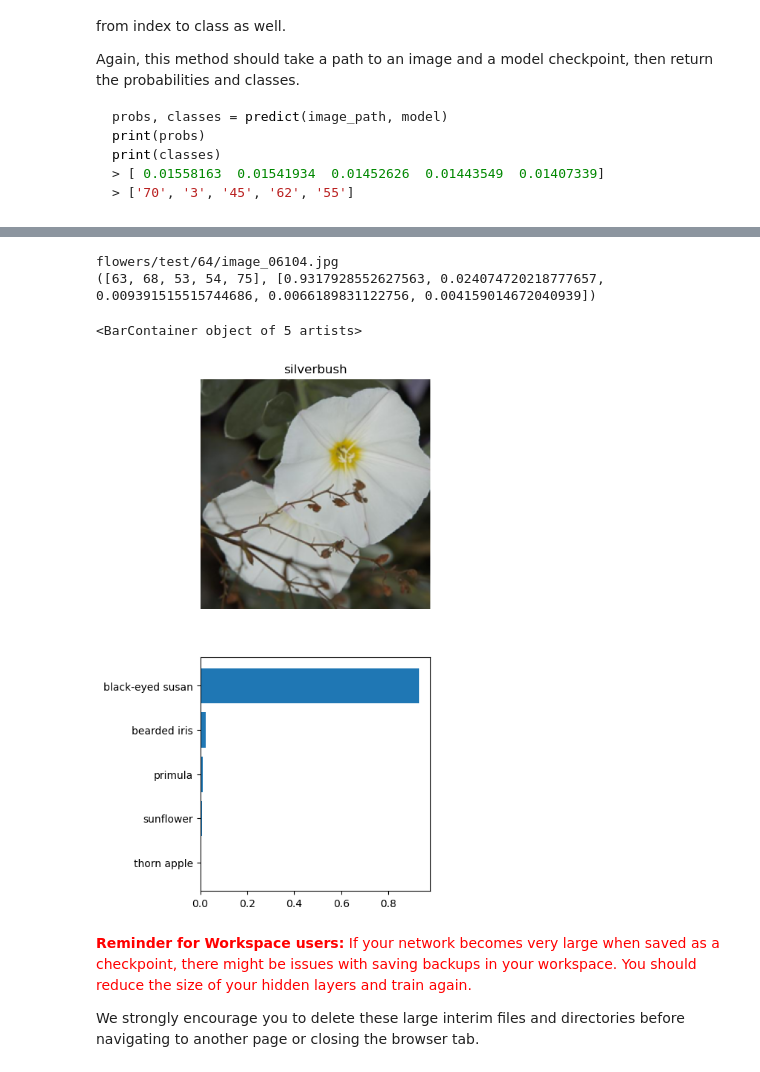
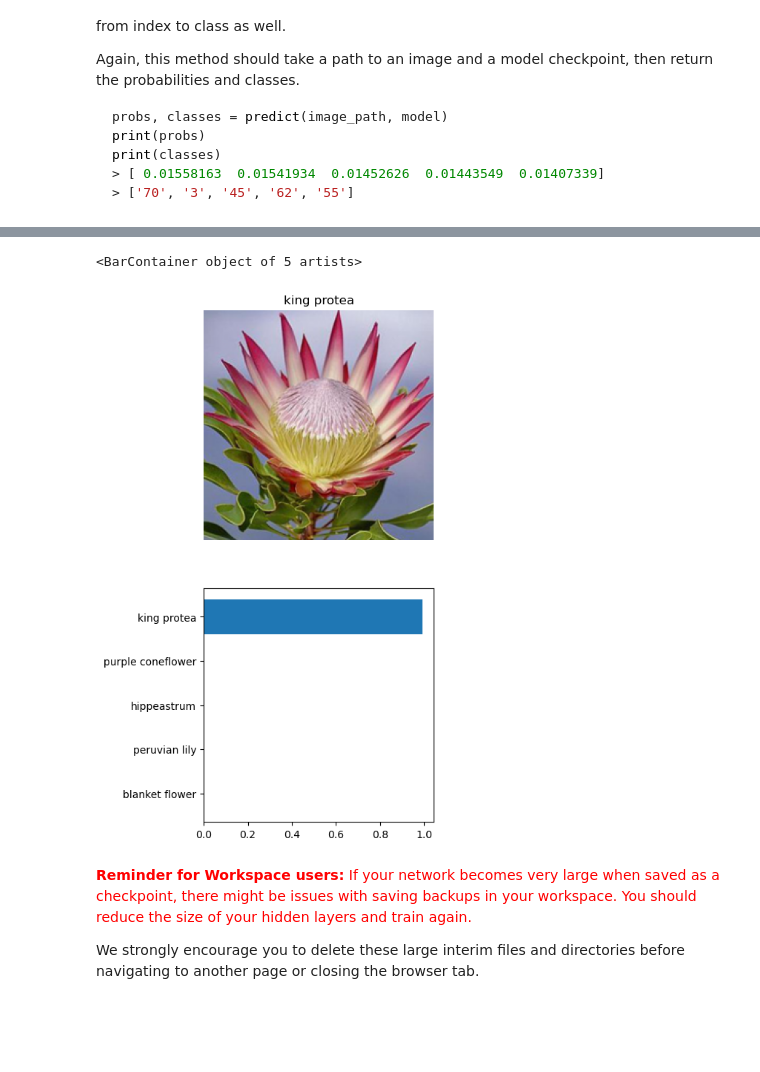
Before and after one commit to protango/aipnd-project, a Jupyter notebook: Image Classifier Project.ipynb, the cells around one changed output, grey strips where cells are left out. Saved outputs shown, nothing was run; the diff lists cells and outputs as text; code cells hidden in the pictures; blank space fills up the shorter version.

Commit message:
Fix labelling issue. Finalise project.

```diff
--- a/Image Classifier Project.ipynb
+++ b/Image Classifier Project.ipynb
@@ -147,7 +148,7 @@ device = torch.device("cuda:0")
 vgg = vgg.to(device)
 # %%
 # Training loop
-num_epochs = 10
+num_epochs = 15
 # for epoch in keep_awake(range(num_epochs)):
 for epoch in range(num_epochs):
     vgg.train()
@@ -265,13 +249,16 @@ Now that your network is trained, save the model so you can load it later for ma
 Remember that you'll want to completely rebuild the model later so you can use it for inference. Make sure to include any information you need in the checkpoint. If you want to load the model and keep training, you'll want to save the number of epochs as well as the optimizer state, `optimizer.state_dict`. You'll likely want to use this trained model in the next part of the project, so best to save it now.
 # %%
 # TODO: Save the checkpoint
+vgg.class_to_idx = image_datasets['train'].class_to_idx
+
 checkpoint_filename = 'flower_power.pt'
 checkpoint = {
     'epoch': epoch,
     'model_state_dict': vgg.state_dict(),
     'optimizer_state_dict': optimizer.state_dict(),
     'train_loss': train_loss,
-    'train_accuracy': train_accuracy
+    'train_accuracy': train_accuracy,
+    'class_to_idx': image_datasets['train'].class_to_idx,
 }
 torch.save(checkpoint, checkpoint_filename)
 # %% [markdown]
@@ -285,6 +272,7 @@ loaded_checkpoint = torch.load(checkpoint_filename)
 vgg.load_state_dict(loaded_checkpoint['model_state_dict'])
 optimizer.load_state_dict(loaded_checkpoint['optimizer_state_dict'])
 epoch = loaded_checkpoint['epoch']
+vgg.class_to_idx = loaded_checkpoint['class_to_idx']
 # %% [markdown]
 # Inference for classification
 
@@ -420,29 +408,6 @@ def predict(image_path, model, topk=5):
     topk_probabilities = topk_probabilities.squeeze().tolist()
     topk_indices = topk_indices.squeeze().tolist()
 
-    return topk_indices, topk_probabilities
+    label_map = {v: k for k, v in model.class_to_idx.items()}
 
-
-rand_class = 1
-image_file = random.choice([
-    f'flowers/test/{rand_class}/{file}'
-    for file in os.listdir(f'flowers/test/{rand_class}')
-])
-
-img = Image.open(image_file)
-processed = process_image(img)
-img_tensor = torch.from_numpy(processed)
-prediction = predict(image_file, vgg, 5)
-
-print(image_file)
-print(prediction)
-
-fig, (ax1, ax2) = plt.subplots(2, 1, figsize=(4, 9))
-ax1.axis('off')
-imshow(img_tensor, ax1, cat_to_name[f'{rand_class}'])
-
-
-prediction[0].reverse();
-prediction[1].reverse();
-bar_labels = [cat_to_name[f'{i}'] for i in prediction[0]]
-ax2.barh(bar_labels, prediction[1])
+    return topk_probabilities, [label_map[idx] for idx in topk_indices]
@@ -464,32 +424,27 @@ You can convert from the class integer encoding to actual flower names with the
 # %%
 rand_class = random.randint(1, 102)
 image_file = random.choice([
     f'flowers/test/{rand_class}/{file}'
     for file in os.listdir(f'flowers/test/{rand_class}')
 ])
 
 img = Image.open(image_file)
 processed = process_image(img)
 img_tensor = torch.from_numpy(processed)
 prediction = predict(image_file, vgg, 5)
 
-print(image_file)
-print(prediction)
-
 fig, (ax1, ax2) = plt.subplots(2, 1, figsize=(4, 9))
 ax1.axis('off')
 imshow(img_tensor, ax1, cat_to_name[f'{rand_class}'])
 
 
 prediction[0].reverse();
 prediction[1].reverse();
-bar_labels = [cat_to_name[f'{i}'] for i in prediction[0]]
-ax2.barh(bar_labels, prediction[1])
+bar_labels = [cat_to_name[f'{i}'] for i in prediction[1]]
+ax2.barh(bar_labels, prediction[0])
 # %% [output]
-flowers/test/64/image_06104.jpg
-([63, 68, 53, 54, 75], [0.9317928552627563, 0.024074720218777657, 0.009391515515744686, 0.0066189831122756, 0.004159014672040939])
+<BarContainer object of 5 artists>
-<BarContainer object of 5 artists>
-[figure, old version]
+[figure, new version]
 # %% [markdown]
 <font color='red'>**Reminder for Workspace users:** If your network becomes very large when saved as a checkpoint, there might be issues with saving backups in your workspace. You should reduce the size of your hidden layers and train again.
 
```
Also changed, not shown: parts of 7 cells of this notebook.
